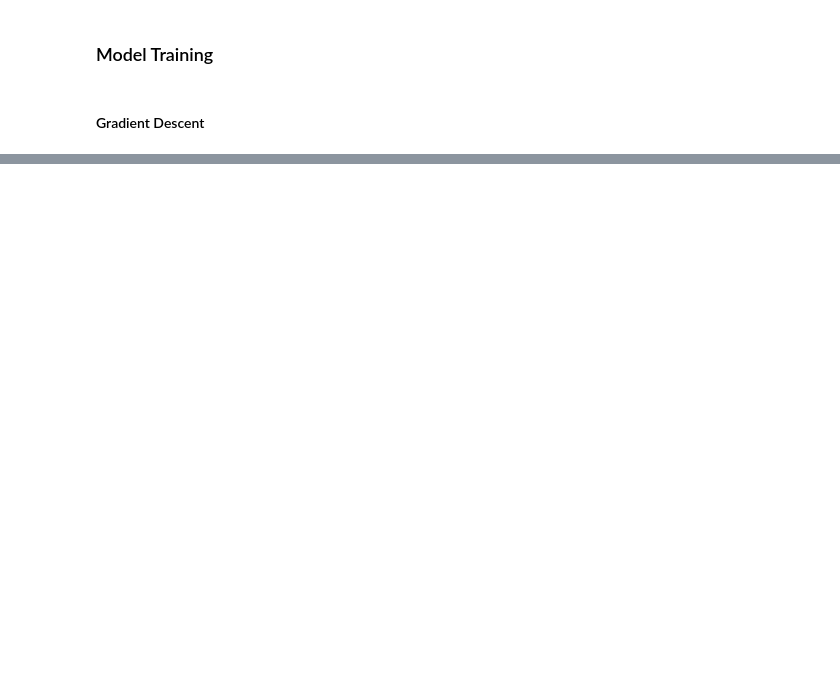
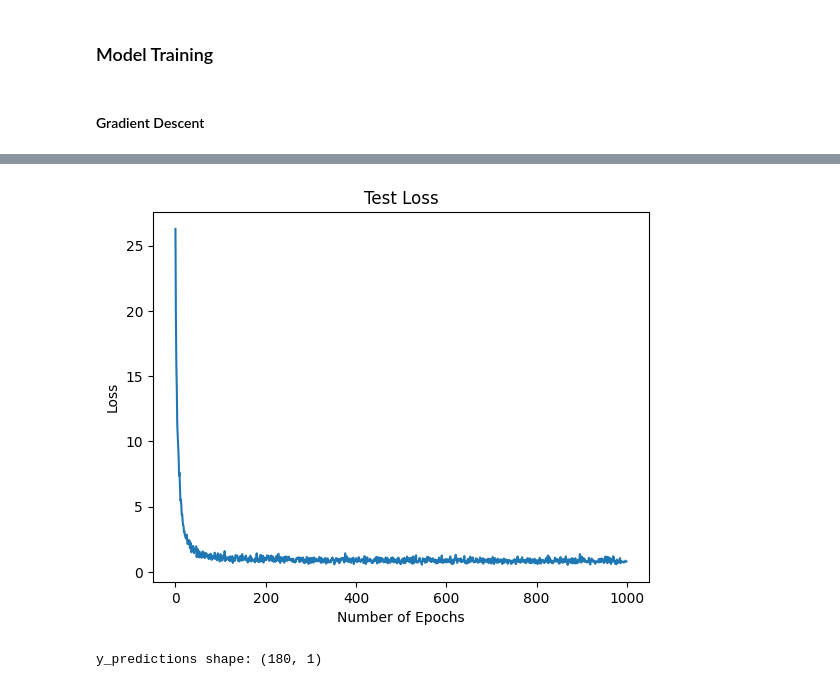
Before and after one commit to kclzl-nus/LSTM-Time-Series-Prediction, a Jupyter notebook: lstm_main.ipynb, the cells around one changed output, grey strips where cells are left out. Saved outputs shown, nothing was run; the diff lists cells and outputs as text; code cells hidden in the pictures; blank space fills up the shorter version.

```diff
--- a/lstm_main.ipynb
+++ b/lstm_main.ipynb
@@ -575,0 +656,43 @@ plt.show()
+# %%
+# plot test loss
+plt.plot(test_losses)
+plt.xlabel('Number of Epochs')
+plt.ylabel('Loss')
+plt.title('Test Loss')
+plt.show()
+# %% [output]
+[figure, added]
+# %%
+# given the trained model, updated weights and biases, calculate the predictions
+# input is the trained model, updated weights and biases, test_X, h0 and c0, test_X dim = (N, L, F)
+# output is the predictions, test_y dim = (N, L, O)
+# divide the input into batches of batch_size, in each batch, calculate the predictions, y_pred dim = (L, B, O)
+# reshape y_pred from (L, B, O) to (B, L, O), for each b in B, the dim = (L,O), take the last row, i.e. the prediction shape should be (1, O),
+# y_predictions
+# break test_X into batches of batch_size
+y_predictions = []
+for batch in range(0, len(test_X), batch_size):
+    # extract the batch of test_X
+    test_X_batch = test_X[batch:batch+batch_size] # dim = (B, L, F)
+    # reshape test_X_batch
+    test_X_reshaped_batch = test_X_batch.transpose(1, 0, 2) # dim = (L, B, F)
+    # calculate the predictions
+    y_pred = LSTMModel(params, test_X_reshaped_batch, h0, c0) # dim = (L, B, O)
+    # reshape y_pred from (L, B, O) to (B, L, O)
+    y_pred_reshaped = y_pred.transpose(1, 0, 2) # dim = (B, L, O)
+    # for each b in B, take the last row, i.e. the prediction shape should be (1, O)
+    for b in range(y_pred_reshaped.shape[0]):
+        # extract the prediction
+        prediction = y_pred_reshaped[b][-1] # dim = (1, O)
+        # extract the true value
+        true_value = test_y[batch+b][-1] # dim = (1, O)
+        # append to y_predictions
+        y_predictions.append(prediction)
+
+# convert y_predictions to numpy array
+y_predictions = np.array(y_predictions)
+
+# print the shape of y_predictions
+print(f'y_predictions shape: {y_predictions.shape}')
+# %% [output]
+y_predictions shape: (180, 1)
```
Also changed, not shown: parts of 18 cells of this notebook.
